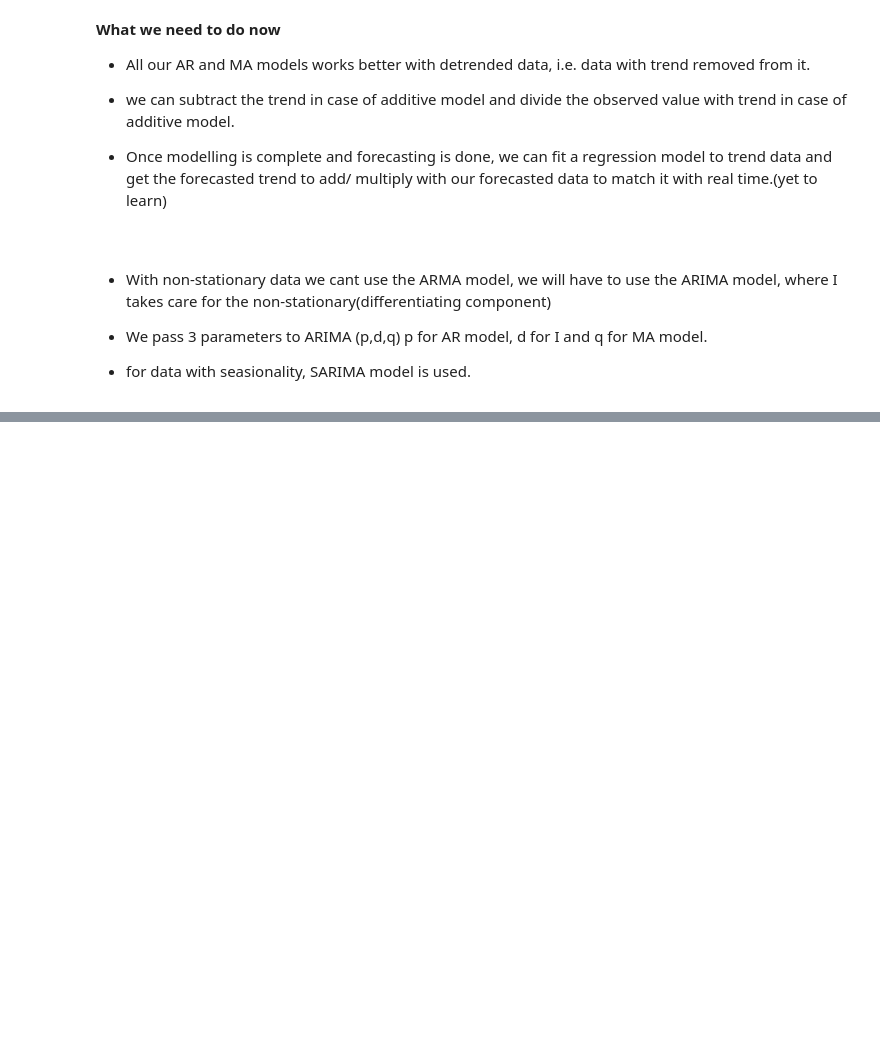
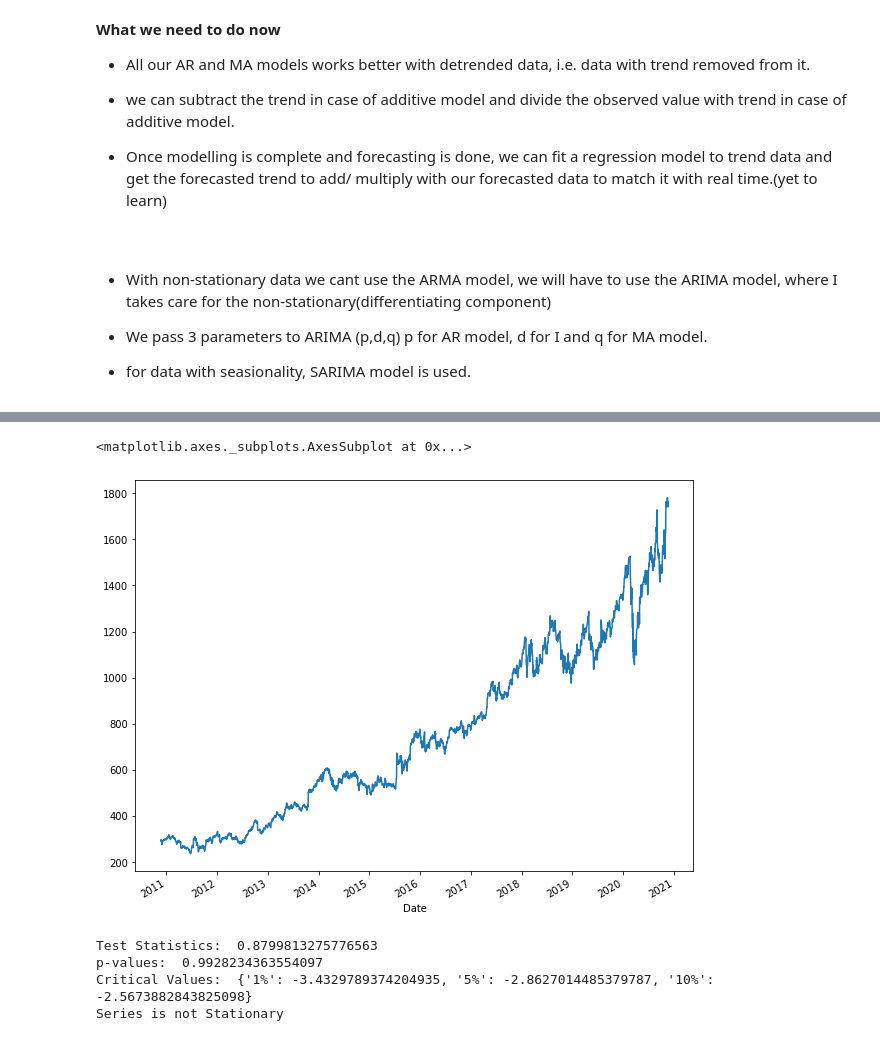
Before and after one commit to utkarsh-prakash/Time-Series-Modelling, a Jupyter notebook: Timeseries_Decomposition.ipynb, the cells around one changed output, grey strips where cells are left out. Drawn from its saved outputs; the diff is of its cells as text; code cells hidden in the pictures; blank space fills up the shorter version.

```diff
--- a/Timeseries_Decomposition.ipynb
+++ b/Timeseries_Decomposition.ipynb
@@ -307,0 +333,7 @@ The behavior of using lags=None will change in the next release. Currently lags=
+# %%
+start_date = '2010-11-21'
+end_date = '2020-11-21'
+
+# Stock price of Google over 10 years from Yahoo finance
+google_df = data.DataReader('GOOG', 'yahoo', start_date, end_date)
+google_df
@@ -307,0 +355,20 @@ The behavior of using lags=None will change in the next release. Currently lags=
+# %%
+google_df['Close'].plot()
+# %% [output]
+<matplotlib.axes._subplots.AxesSubplot at 0x...>
+[figure, added]
+# %%
+result = adfuller(google_df['Close'])
+
+print('Test Statistics: ',result[0])
+print('p-values: ', result[1])
+print('Critical Values: ',result[4])
+if result[1]>0.05:
+  print('Series is not Stationary')
+else:
+  print("Series is stationary")
+# %% [output]
+Test Statistics:  0.8799813275776563
+p-values:  0.9928234363554097
+Critical Values:  {'1%': -3.4329789374204935, '5%': -2.8627014485379787, '10%': -2.5673882843825098}
+Series is not Stationary
```
Also changed, not shown: parts of 25 cells of this notebook.
